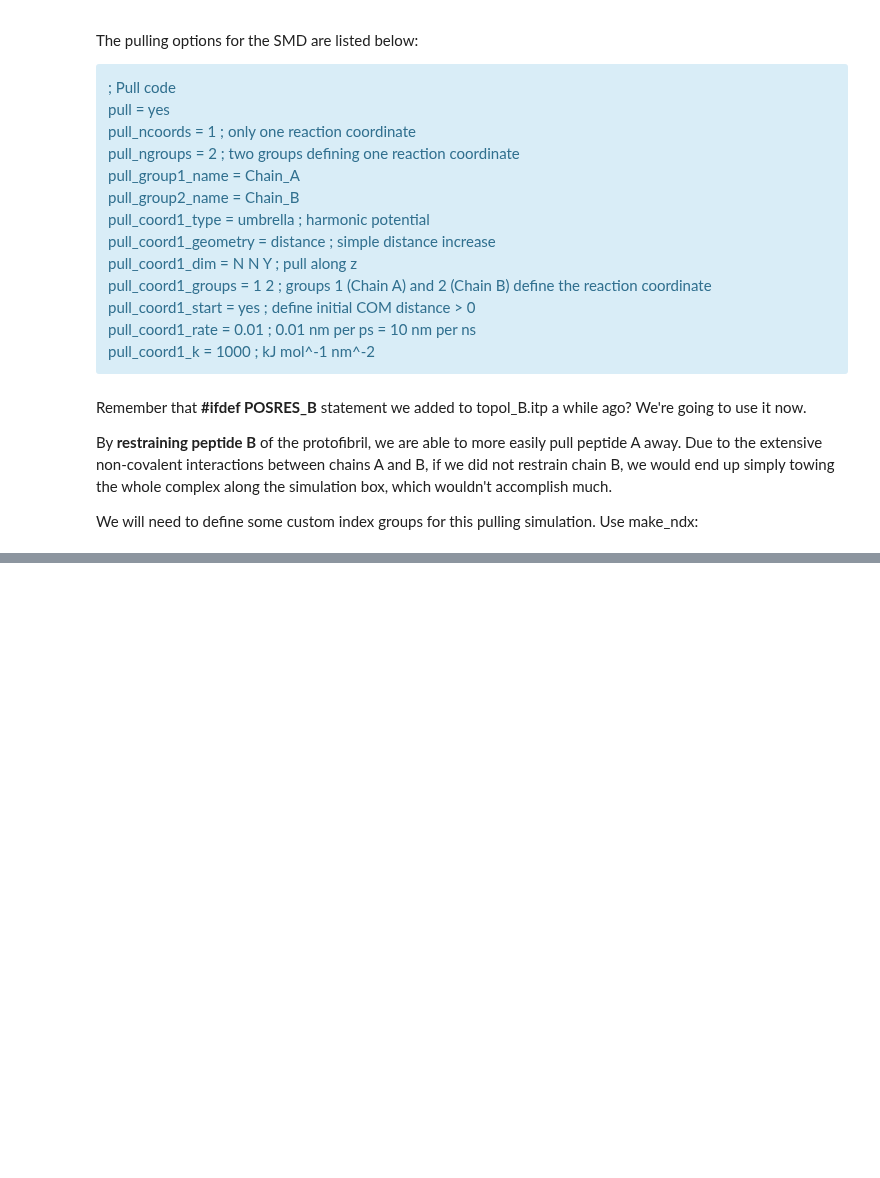
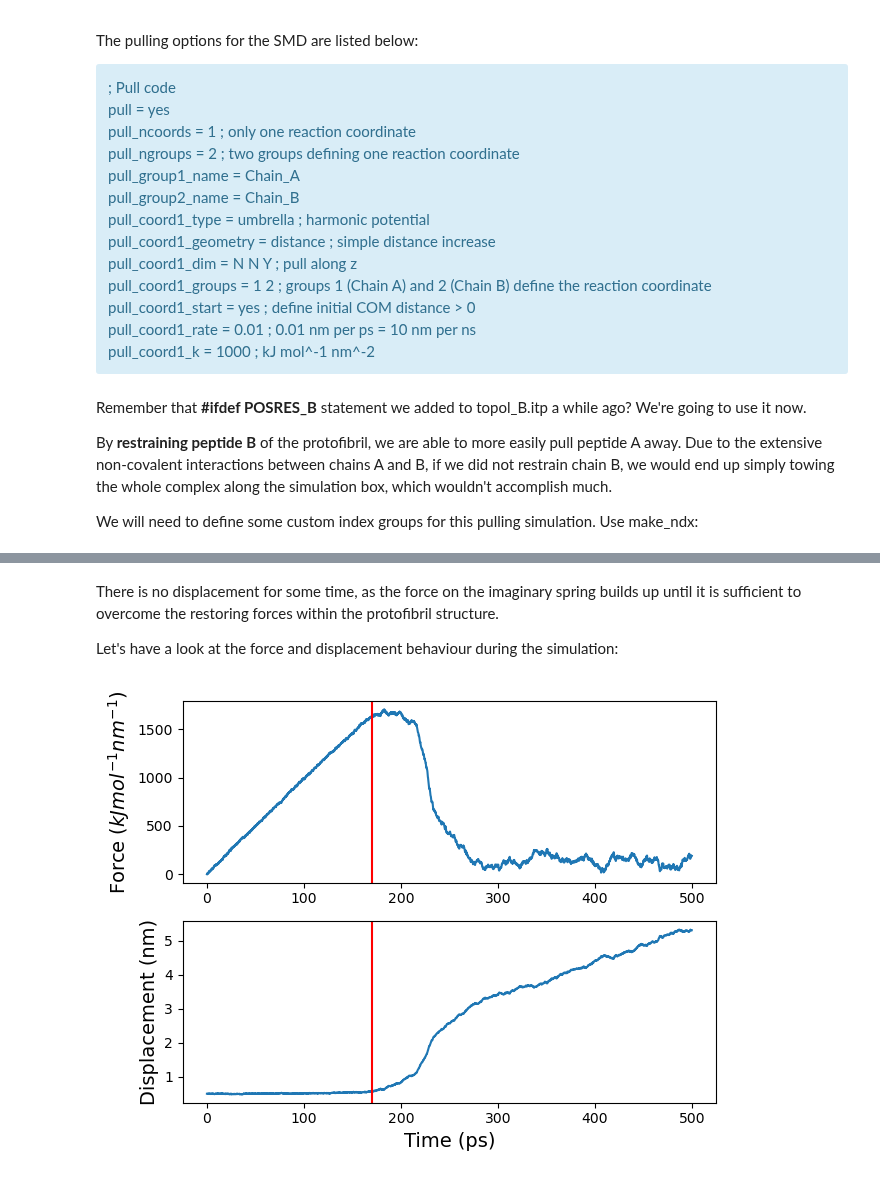
Before and after one commit to lorenzopallante/BiomeccanicaMultiscala, a Jupyter notebook: LAB/08-SMD/08-SteeredMD.ipynb, the cells around one changed output, grey strips where cells are left out. Cells and saved outputs as stored; diff of their text form; code cells hidden in the pictures; blank space fills up the shorter version.

```diff
--- a/LAB/08-SMD/08-SteeredMD.ipynb
+++ b/LAB/08-SMD/08-SteeredMD.ipynb
@@ -498,0 +533,31 @@ GROMACS reminds you: "I cannot think of a single one, not even intelligence." (E
+# %% [markdown]
+There is no displacement for some time, as the force on the imaginary spring builds up until it is sufficient to overcome the restoring forces within the protofibril structure.
+
+Let's have a look at the force and displacement behaviour during the simulation:
+# %%
+import matplotlib.pyplot as plt
+import numpy as np
+
+#load data
+data_f=np.loadtxt("02-pull/pull_pullf.xvg",comments=["#","@"])
+data_d=np.loadtxt("02-pull/pull_pullx.xvg",comments=["#","@"])
+
+# set variables for plot
+time=data_f[:,0]
+force=data_f[:,1]
+displacement=data_d[:,1]
+
+# plot with matplotlib
+plot,axes=plt.subplots(2,1)
+axes[0].plot(time,force)
+axes[1].plot(time,displacement)
+axes[1].set_xlabel("Time (ps)",size=14) #assign the x label
+axes[0].set_ylabel("Force ($kJmol^{-1}nm^{-1}$)",size=14) #assign the y label
+axes[1].set_ylabel("Displacement (nm)",size=14) #assign the y label
+axes[0].axvline(x = 170, color = 'r', label = 'detach')
+axes[1].axvline(x = 170, color = 'r', label = 'detach')
+plt.tight_layout()
+# if you want to save the figure, uncomment the following line
+#plot.savefig("subplot_force_disp.png",format="png", dpi=300)
+# %% [output]
+[figure, added]
```
Also changed, not shown: parts of 27 cells of this notebook.
